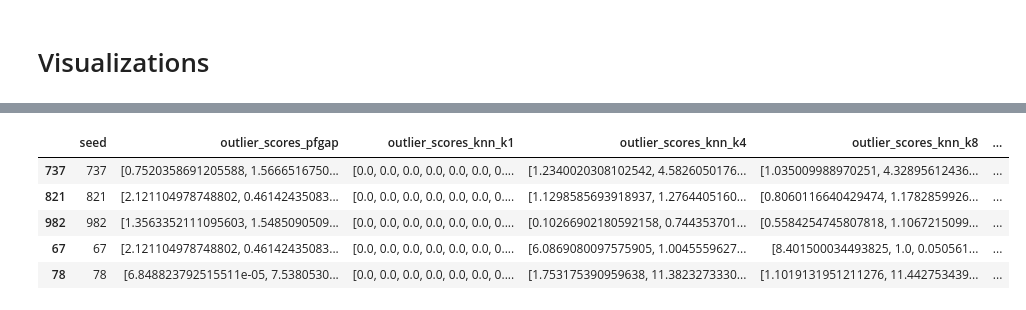
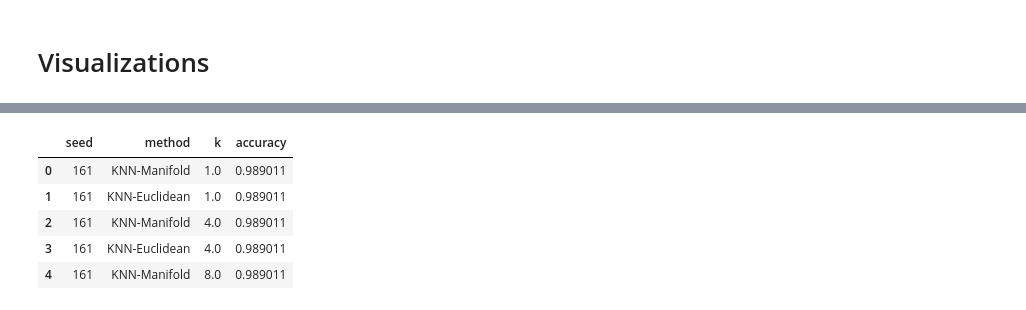
Before and after one commit to KevinMoonLab/PF-GAP, a Jupyter notebook: PFGAP/Manifold/Experiment4/analyze_results.ipynb, the cells around one changed output, grey strips where cells are left out. Drawn from its saved outputs; the diff is of its cells as text; code cells hidden in the pictures.

```diff
--- a/PFGAP/Manifold/Experiment4/analyze_results.ipynb
+++ b/PFGAP/Manifold/Experiment4/analyze_results.ipynb
@@ -28,12 +25,17 @@ print("✓ All libraries imported successfully")
 ## 2. Load Experimental Results
 Load the summary and seed results from the results directory using the load_results function.
 # %%
-# Load all experimental results
-summary, seed_results = analyze_results.load_results()
+# Load all experimental results as a flat DataFrame
+results_df = load_results()
 
-if seed_results:
-    print(f"\n📊 Successfully loaded results for {len(seed_results)} seeds")
-    print(f"Seeds analyzed: {list(seed_results.keys())}")
-else:
-    print("⚠️ No results found! Make sure the results directory exists and contains data.")
+print(f"\n📊 Successfully loaded results: {results_df.shape[0]} rows × {results_df.shape[1]} columns")
+print(f"Seeds analyzed: {sorted(results_df['seed'].unique())}")
+print(f"Methods: {results_df['method'].unique()}")
+
+# Display basic info about the DataFrame
+print(f"\nColumn names: {list(results_df.columns)}")
+
+# Show a sample of the data
+print(f"\nSample data:")
+results_df.sample(4)
 # %% [output]
@@ -203,21 +261,50 @@ plot_average_confusion_matrices()
 # %%
-# Convert dict to DataFrame, drop unwanted columns, and expand dictionaries
-outlier_df = pd.DataFrame.from_dict(seed_results, orient='index')[["seed", "outlier_scores"]]
+# Outlier Analysis - now much simpler with the flat DataFrame!
+print("📊 Outlier Score Analysis")
 
-for col in outlier_df.columns:
-    if outlier_df[col].apply(lambda x: isinstance(x, dict)).any():
-        expanded = outlier_df[col].apply(pd.Series)
-        expanded = expanded.add_prefix(f"{col}_")
-        outlier_df = pd.concat([outlier_df.drop(columns=[col]), expanded], axis=1)
+# Check outlier score availability
+outlier_summary = results_df.groupby('method')['outlier_scores'].apply(lambda x: x.notna().sum())
+print(f"\nOutlier scores available by method:")
+for method, count in outlier_summary.items():
+    print(f"  {method}: {count} rows")
 
-for col in outlier_df.columns:
-    if outlier_df[col].apply(lambda x: isinstance(x, dict)).any():
-        expanded = outlier_df[col].apply(pd.Series)
-        expanded = expanded.add_prefix(f"{col}_")
-        outlier_df = pd.concat([outlier_df.drop(columns=[col]), expanded], axis=1)
+# Show some example outlier scores
+print(f"\nExample outlier scores (first few values):")
+for method in results_df['method'].unique():
+    method_data = results_df[results_df['method'] == method].iloc[0]
+    if method_data['outlier_scores'] is not None:
+        scores = method_data['outlier_scores']
+        print(f"  {method} (seed {method_data['seed']}, k={method_data['k']}): {len(scores)} scores, range: [{min(scores):.3f}, {max(scores):.3f}]")
 
+# Function to get outlier scores for a specific seed and method
+def get_outlier_scores(seed, method, k=None):
+    """Get outlier scores for a specific seed, method, and k value (if applicable)"""
+    if k is not None:
+        row = results_df[(results_df['seed'] == seed) & (results_df['method'] == method) & (results_df['k'] == k)]
+    else:
+        row = results_df[(results_df['seed'] == seed) & (results_df['method'] == method)]
 
-outlier_df = outlier_df.drop(columns=["outlier_scores_knn_0"]).dropna()
+    if not row.empty:
+        return row.iloc[0]['outlier_scores']
+    return None
 
-outlier_df
+# Example: Get outlier scores for seed 737
+seed = 737
+pfgap_scores = get_outlier_scores(seed, 'PFGAP-Euclidean')
+knn_manifold_scores = get_outlier_scores(seed, 'KNN-Manifold', k=8)
+knn_euclidean_scores = get_outlier_scores(seed, 'KNN-Euclidean', k=8)
+
+print(f"\nExample outlier scores for seed {seed}:")
+if pfgap_scores is not None:
+    print(f"  PFGAP-Euclidean: {len(pfgap_scores)} scores")
+if knn_manifold_scores is not None:
+    print(f"  KNN-Manifold (k=8): {len(knn_manifold_scores)} scores")
+if knn_euclidean_scores is not None:
+    print(f"  KNN-Euclidean (k=8): {len(knn_euclidean_scores)} scores")
+
+# Show the DataFrame structure for outlier analysis
+print(f"\nDataFrame ready for outlier analysis:")
+print(f"Shape: {results_df.shape}")
+print(f"Methods: {results_df['method'].unique()}")
+display(results_df[['seed', 'method', 'k', 'accuracy']].head())
 # %% [output]
@@ -224,6 +330,6 @@ outlier_df
-|  | seed | outlier_scores_pfgap | outlier_scores_knn_k1 | outlier_scores_knn_k4 | outlier_scores_knn_k8 | ... |
-| 737 | 737 | [0.7520358691205588, 1.5666516750... | [0.0, 0.0, 0.0, 0.0, 0.0, 0.0, 0.... | [1.2340020308102542, 4.5826050176... | [1.035009988970251, 4.32895612436... | ... |
-| 821 | 821 | [2.121104978748802, 0.46142435083... | [0.0, 0.0, 0.0, 0.0, 0.0, 0.0, 0.... | [1.1298585693918937, 1.2764405160... | [0.8060116640429474, 1.1782859926... | ... |
-| 982 | 982 | [1.3563352111095603, 1.5485090509... | [0.0, 0.0, 0.0, 0.0, 0.0, 0.0, 0.... | [0.10266902180592158, 0.744353701... | [0.5584254745807818, 1.1067215099... | ... |
-| 67 | 67 | [2.121104978748802, 0.46142435083... | [0.0, 0.0, 0.0, 0.0, 0.0, 0.0, 0.... | [6.0869080097575905, 1.0045559627... | [8.401500034493825, 1.0, 0.050561... | ... |
-| 78 | 78 | [6.848823792515511e-05, 7.5380530... | [0.0, 0.0, 0.0, 0.0, 0.0, 0.0, 0.... | [1.753175390959638, 11.3823273330... | [1.1019131951211276, 11.442753439... | ... |
+|  | seed | method | k | accuracy |
+| 0 | 161 | KNN-Manifold | 1.0 | 0.989011 |
+| 1 | 161 | KNN-Euclidean | 1.0 | 0.989011 |
+| 2 | 161 | KNN-Manifold | 4.0 | 0.989011 |
+| 3 | 161 | KNN-Euclidean | 4.0 | 0.989011 |
+| 4 | 161 | KNN-Manifold | 8.0 | 0.989011 |
```
Also changed, not shown: parts of 9 cells of this notebook, 5 other files.
